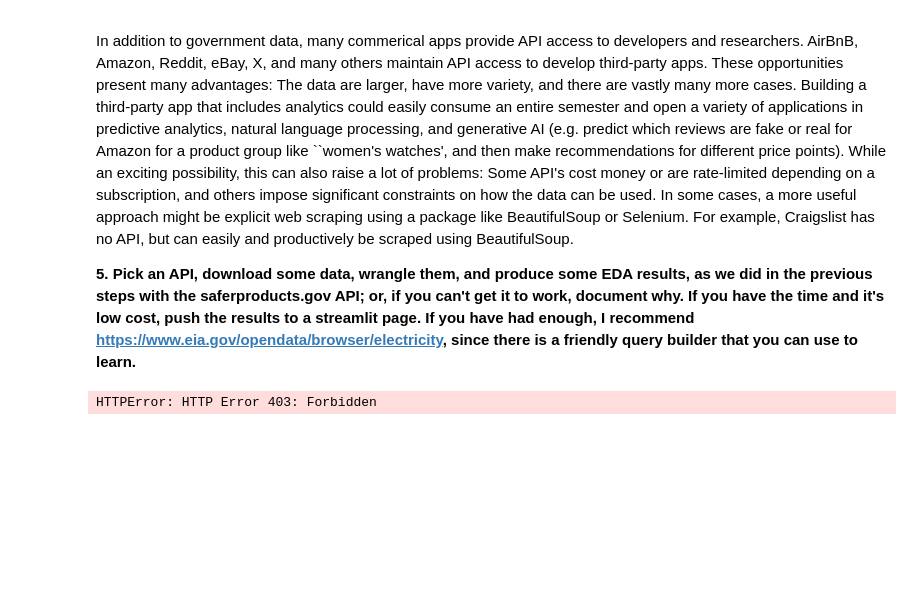
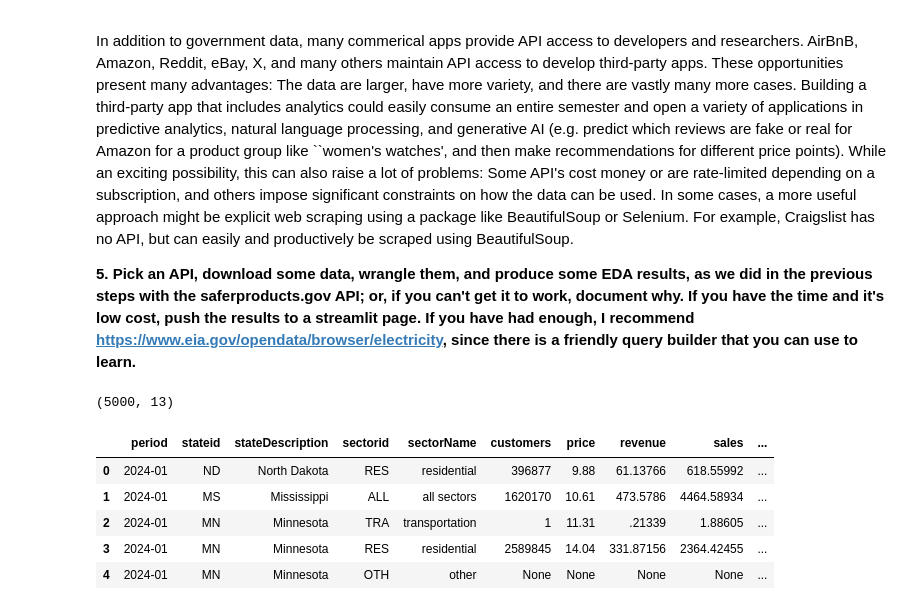
Before and after one commit to averydonmoyer/ds3001-labs, a Jupyter notebook: 01_api_calls/assignment_notebook.ipynb, the cells around one changed output. Saved outputs shown, nothing was run; the diff lists cells and outputs as text; code cells hidden in the pictures; blank space fills up the shorter version.

```diff
--- a/01_api_calls/assignment_notebook.ipynb
+++ b/01_api_calls/assignment_notebook.ipynb
@@ -366,23 +366,29 @@ In addition to government data, many commerical apps provide API access to devel
 # %%
 import numpy as np
 import pandas as pd
 import urllib.request
 import json
 import matplotlib.pyplot as plt
 
-url = 'https://api.eia.gov/v2/natural-gas/pri/sum/data/'
+url = 'https://api.eia.gov/v2/electricity/retail-sales/data/'
 api_key = '?api_key=LDhjALbr10nqiNzTcoFTh9AK1yausShcKK51ogbb'
-query = '?frequency=monthly&data[0]=value&start=2024-01&end=2024-06&sort[0][column]=period&sort[0][direction]=desc&offset=0&length=5000'
+query = '&frequency=monthly&data[0]=customers&data[1]=price&data[2]=revenue&data[3]=sales&start=2014-01&end=2024-01&sort[0][column]=period&sort[0][direction]=desc&offset=0&length=5000'
 
 # the website
 response = urllib.request.urlopen(url+api_key+query)
 response_bytes = response.read()
 data = json.loads(response_bytes)
 response.close()
 
 df = pd.DataFrame.from_dict(data['response']['data'])
 df.to_csv('electricity_data.csv')
 print(df.shape)
 df.head()
 # %% [output]
-HTTPError: HTTP Error 403: Forbidden
+(5000, 13)
+|  | period | stateid | stateDescription | sectorid | sectorName | customers | price | revenue | sales | ... |
+| 0 | 2024-01 | ND | North Dakota | RES | residential | 396877 | 9.88 | 61.13766 | 618.55992 | ... |
+| 1 | 2024-01 | MS | Mississippi | ALL | all sectors | 1620170 | 10.61 | 473.5786 | 4464.58934 | ... |
+| 2 | 2024-01 | MN | Minnesota | TRA | transportation | 1 | 11.31 | .21339 | 1.88605 | ... |
+| 3 | 2024-01 | MN | Minnesota | RES | residential | 2589845 | 14.04 | 331.87156 | 2364.42455 | ... |
+| 4 | 2024-01 | MN | Minnesota | OTH | other | None | None | None | None | ... |
```
Also changed, not shown: parts of 4 cells of this notebook.
